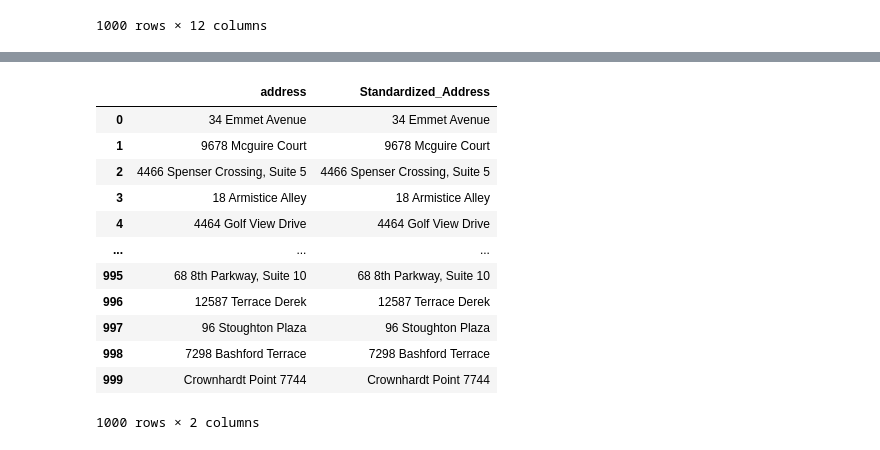
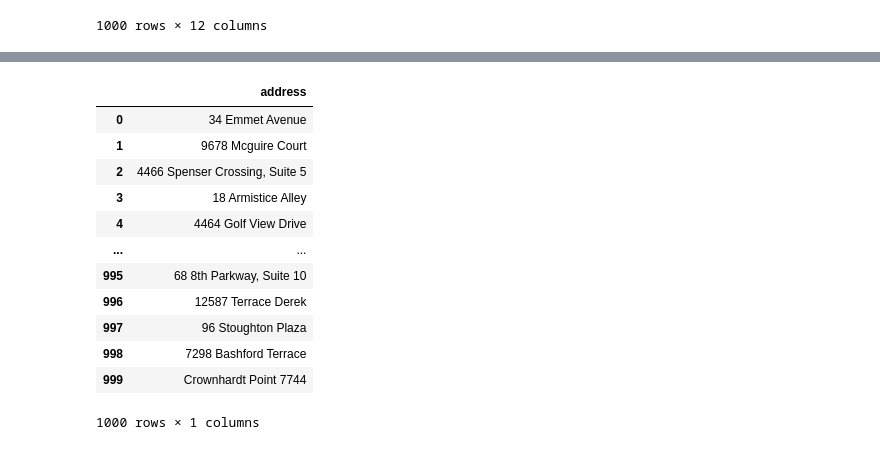
Before and after one commit to PedroZulim/data_engine, a Jupyter notebook: testes.ipynb, the cells around one changed output, grey strips where cells are left out. Saved outputs shown, nothing was run; the diff lists cells and outputs as text; code cells hidden in the pictures.

```diff
--- a/testes.ipynb
+++ b/testes.ipynb
@@ -147,2 +162,2 @@ df2['address'].to_csv('example.txt', sep=';', index=False)
 # %%
-df3 = pd.DataFrame(df2['address'])
+df_adress = pd.DataFrame(df2['address'])
@@ -155,17 +164,17 @@ df3['Standardized_Address'] = df3['address'].apply(normalize_address)
-# %%
-df3
-# %% [output]
-|  | address | Standardized_Address |
-| 0 | 34 Emmet Avenue | 34 Emmet Avenue |
-| 1 | 9678 Mcguire Court | 9678 Mcguire Court |
-| 2 | 4466 Spenser Crossing, Suite 5 | 4466 Spenser Crossing, Suite 5 |
-| 3 | 18 Armistice Alley | 18 Armistice Alley |
-| 4 | 4464 Golf View Drive | 4464 Golf View Drive |
-| ... | ... | ... |
-| 995 | 68 8th Parkway, Suite 10 | 68 8th Parkway, Suite 10 |
-| 996 | 12587 Terrace Derek | 12587 Terrace Derek |
-| 997 | 96 Stoughton Plaza | 96 Stoughton Plaza |
-| 998 | 7298 Bashford Terrace | 7298 Bashford Terrace |
-| 999 | Crownhardt Point 7744 | Crownhardt Point 7744 |
-1000 rows × 2 columns
+# %%
+df_adress
+# %% [output]
+|  | address |
+| 0 | 34 Emmet Avenue |
+| 1 | 9678 Mcguire Court |
+| 2 | 4466 Spenser Crossing, Suite 5 |
+| 3 | 18 Armistice Alley |
+| 4 | 4464 Golf View Drive |
+| ... | ... |
+| 995 | 68 8th Parkway, Suite 10 |
+| 996 | 12587 Terrace Derek |
+| 997 | 96 Stoughton Plaza |
+| 998 | 7298 Bashford Terrace |
+| 999 | Crownhardt Point 7744 |
+1000 rows × 1 columns
 # %%
```
Also changed, not shown: parts of 4 cells of this notebook.
